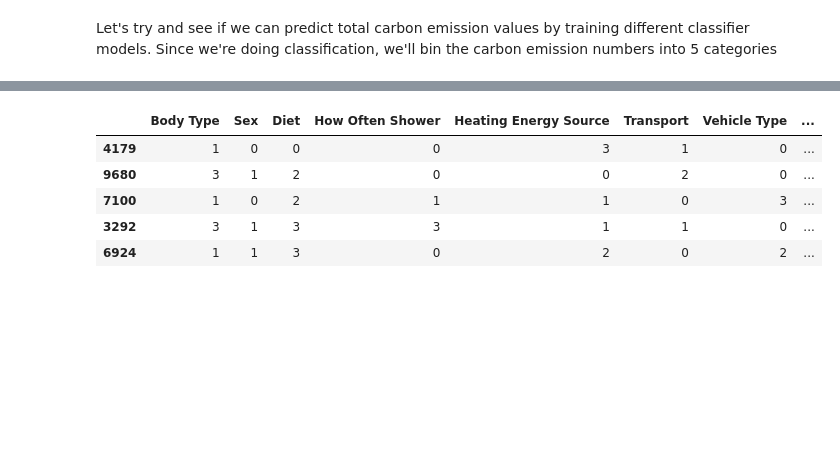
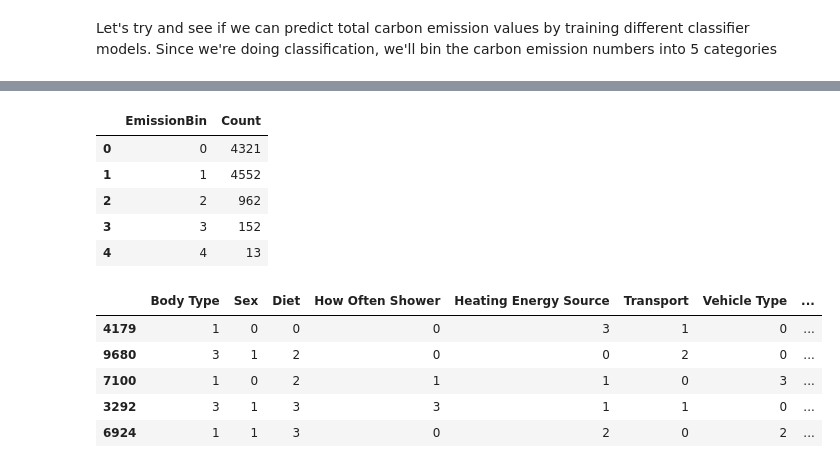
Before and after one commit to cph-oo221/Dat4-BI-Exam, a Jupyter notebook: Main.ipynb, the cells around one changed output, grey strips where cells are left out. Saved outputs shown, nothing was run; the diff lists cells and outputs as text; code cells hidden in the pictures; blank space fills up the shorter version.

```diff
--- a/Main.ipynb
+++ b/Main.ipynb
@@ -390,3 +381,13 @@ df_bin.describe()
+# %%
+grouped_bin = df_bin.groupby('EmissionBin').size().reset_index(name='Count')
+grouped_bin
+# %% [output]
+|  | EmissionBin | Count |
+| 0 | 0 | 4321 |
+| 1 | 1 | 4552 |
+| 2 | 2 | 962 |
+| 3 | 3 | 152 |
+| 4 | 4 | 13 |
 # %%
 df_bin.drop('CarbonEmission', axis=1, inplace=True)
 df_bin.sample(5)
```
Also changed, not shown: parts of 2 cells of this notebook.
